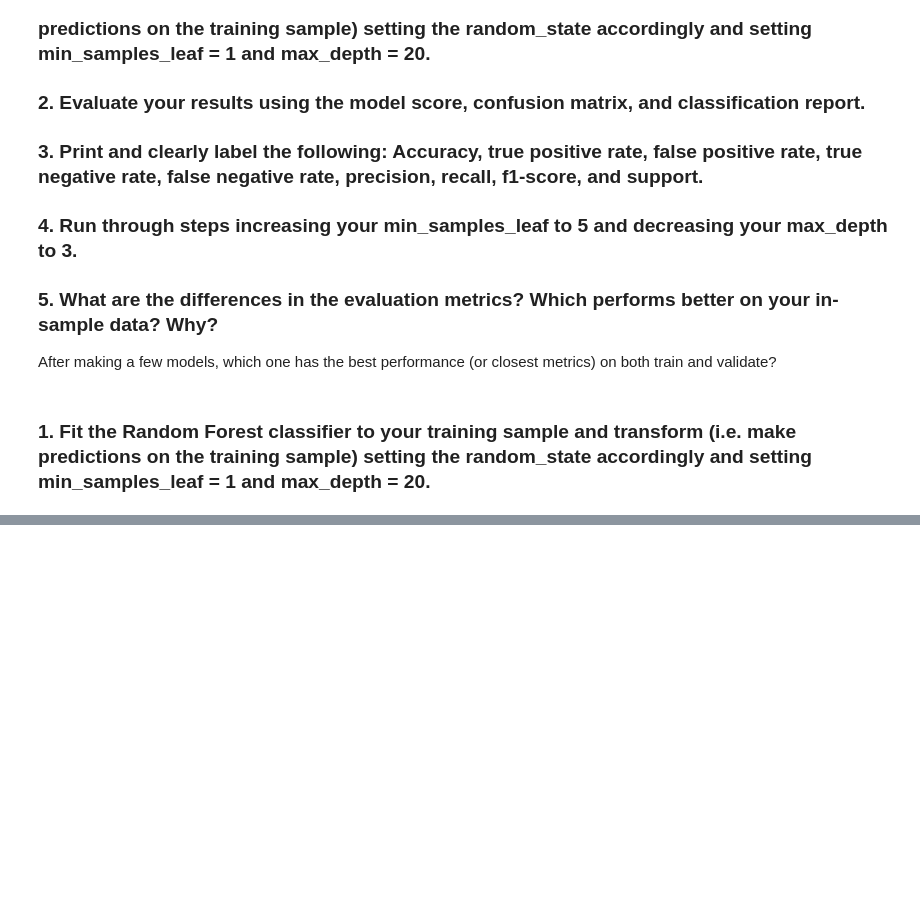
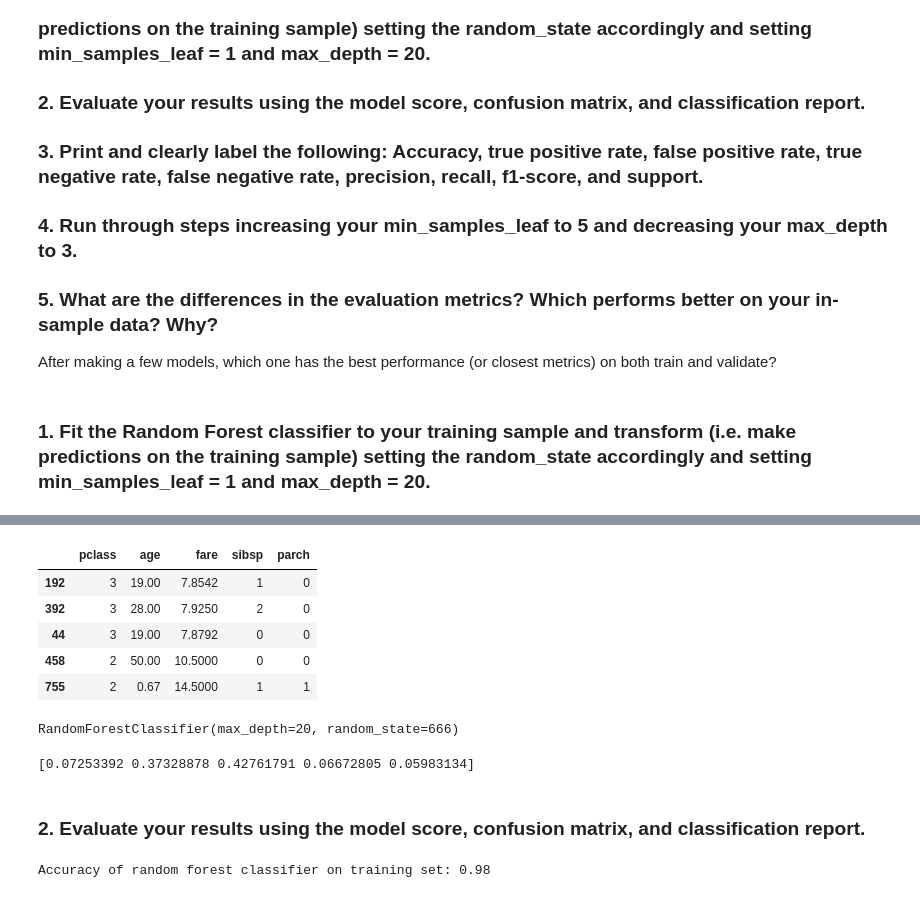
Before and after one commit to KwameTaylor/classification-exercises, a Jupyter notebook: model.ipynb, the cells around one changed output, grey strips where cells are left out. Drawn from its saved outputs; the diff is of its cells as text; code cells hidden in the pictures; blank space fills up the shorter version.

Commit message:
model

```diff
--- a/model.ipynb
+++ b/model.ipynb
@@ -752,2 +755,5 @@ from sklearn.ensemble import RandomForestClassifier
 # %% [markdown]
 ### 1. Fit the Random Forest classifier to your training sample and transform (i.e. make predictions on the training sample) setting the random_state accordingly and setting min_samples_leaf = 1 and max_depth = 20.
+# %%
+df = prep_titanic()
+df.info()
@@ -753,0 +792,35 @@ from sklearn.ensemble import RandomForestClassifier
+# %%
+X = df[['pclass','age','fare','sibsp','parch']]
+y = df[["survived"]]
+
+X_train_validate, X_test, y_train_validate, y_test = train_test_split(X, y, test_size = .3, random_state = 666, stratify=y.survived)
+X_train, X_validate, y_train, y_validate = train_test_split(X_train_validate, y_train_validate, test_size=0.3, random_state = 666, stratify=y_train_validate)
+
+X_train.head()
+# %% [output]
+|  | pclass | age | fare | sibsp | parch |
+| 192 | 3 | 19.00 | 7.8542 | 1 | 0 |
+| 392 | 3 | 28.00 | 7.9250 | 2 | 0 |
+| 44 | 3 | 19.00 | 7.8792 | 0 | 0 |
+| 458 | 2 | 50.00 | 10.5000 | 0 | 0 |
+| 755 | 2 | 0.67 | 14.5000 | 1 | 1 |
+# %%
+# Train the model
+
+rf = RandomForestClassifier(bootstrap=True,
+                            class_weight=None,
+                            criterion='gini',
+                            min_samples_leaf=1,
+                            n_estimators=100,
+                            max_depth=20,
+                            random_state=666)
+
+rf.fit(X_train, y_train)
+# %% [output]
+RandomForestClassifier(max_depth=20, random_state=666)
+# %%
+# Print feature importances
+
+print(rf.feature_importances_)
+# %% [output]
+[0.07253392 0.37328878 0.42761791 0.06672805 0.05983134]
@@ -753,0 +835,7 @@ from sklearn.ensemble import RandomForestClassifier
+# %% [markdown]
+### 2. Evaluate your results using the model score, confusion matrix, and classification report.
+# %%
+print('Accuracy of random forest classifier on training set: {:.2f}'
+     .format(rf.score(X_train, y_train)))
+# %% [output]
+Accuracy of random forest classifier on training set: 0.98
```
Also changed, not shown: parts of 9 cells of this notebook.
